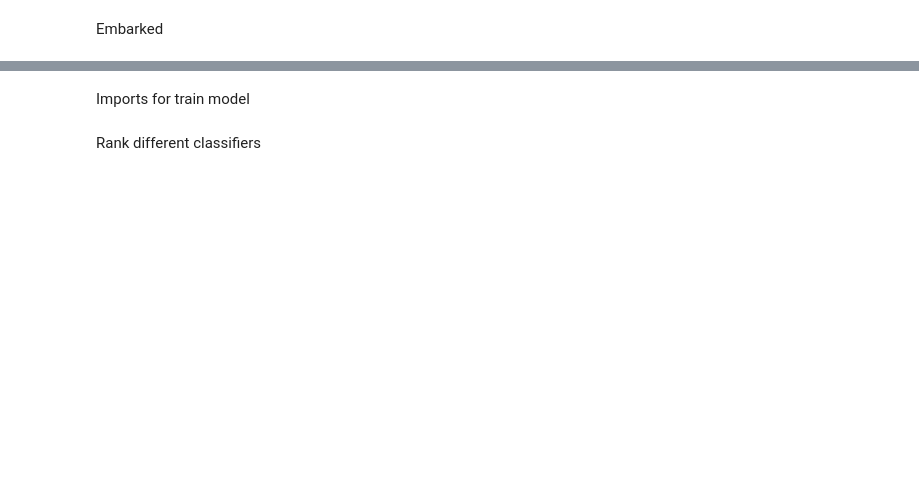
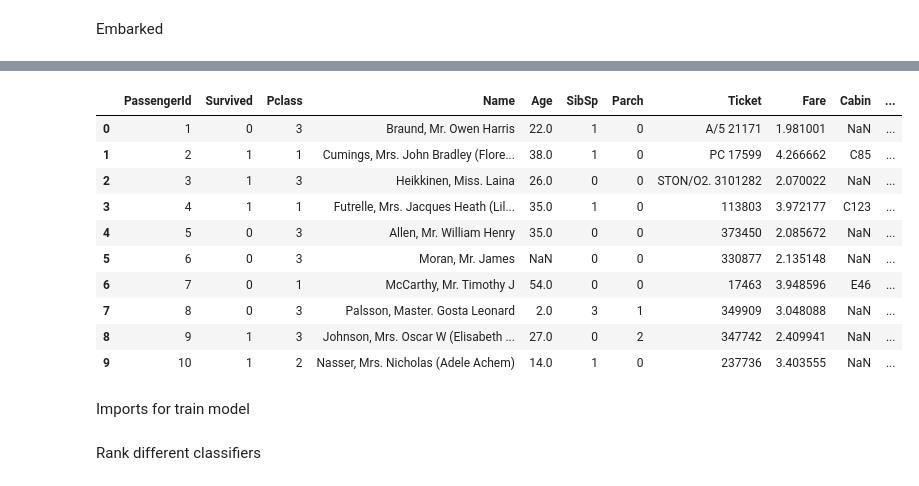
Before and after one commit to Szymqn/KaggleCompetitions, a Jupyter notebook: Titanic - Machine Learning from Disaster/exaple_model.ipynb, the cells around one changed output, grey strips where cells are left out. Drawn from its saved outputs; the diff is of its cells as text; code cells hidden in the pictures; blank space fills up the shorter version.

Commit message:
Moved preprocessing after vizualization data

```diff
--- a/Titanic - Machine Learning from Disaster/exaple_model.ipynb
+++ b/Titanic - Machine Learning from Disaster/exaple_model.ipynb
@@ -169,3 +172,36 @@ g = g.set_ylabels("Count")
+# %%
+from sklearn.preprocessing import OneHotEncoder
+
+# Convert categorical data (Sex and Embarked) one-hot-encoding
+object_cols = ['Sex', 'Embarked']
+new_cols_name = ['female', 'male', 'C', 'Q', 'S']
+
+OH_encoder = OneHotEncoder(handle_unknown='ignore', sparse_output=False)
+OH_cols_train = pd.DataFrame(OH_encoder.fit_transform(train_data[object_cols]))
+OH_cols_valid = pd.DataFrame(OH_encoder.transform(test_data[object_cols]))
+
+OH_cols_train.columns = new_cols_name
+OH_cols_valid.columns = new_cols_name
+
+num_X_train = train_data.drop(object_cols, axis=1)
+num_X_valid = test_data.drop(object_cols, axis=1)
+
+train_data = pd.concat([num_X_train, OH_cols_train], axis=1)
+test_data = pd.concat([num_X_valid, OH_cols_valid], axis=1)
+# %%
+train_data.head(10)
+# %% [output]
+|  | PassengerId | Survived | Pclass | Name | Age | SibSp | Parch | Ticket | Fare | Cabin | ... |
+| 0 | 1 | 0 | 3 | Braund, Mr. Owen Harris | 22.0 | 1 | 0 | A/5 21171 | 1.981001 | NaN | ... |
+| 1 | 2 | 1 | 1 | Cumings, Mrs. John Bradley (Flore... | 38.0 | 1 | 0 | PC 17599 | 4.266662 | C85 | ... |
+| 2 | 3 | 1 | 3 | Heikkinen, Miss. Laina | 26.0 | 0 | 0 | STON/O2. 3101282 | 2.070022 | NaN | ... |
+| 3 | 4 | 1 | 1 | Futrelle, Mrs. Jacques Heath (Lil... | 35.0 | 1 | 0 | 113803 | 3.972177 | C123 | ... |
+| 4 | 5 | 0 | 3 | Allen, Mr. William Henry | 35.0 | 0 | 0 | 373450 | 2.085672 | NaN | ... |
+| 5 | 6 | 0 | 3 | Moran, Mr. James | NaN | 0 | 0 | 330877 | 2.135148 | NaN | ... |
+| 6 | 7 | 0 | 1 | McCarthy, Mr. Timothy J | 54.0 | 0 | 0 | 17463 | 3.948596 | E46 | ... |
+| 7 | 8 | 0 | 3 | Palsson, Master. Gosta Leonard | 2.0 | 3 | 1 | 349909 | 3.048088 | NaN | ... |
+| 8 | 9 | 1 | 3 | Johnson, Mrs. Oscar W (Elisabeth ... | 27.0 | 0 | 2 | 347742 | 2.409941 | NaN | ... |
+| 9 | 10 | 1 | 2 | Nasser, Mrs. Nicholas (Adele Achem) | 14.0 | 1 | 0 | 237736 | 3.403555 | NaN | ... |
 # %% [markdown]
 Imports for train model
 # %%
```
Also changed, not shown: parts of 22 cells of this notebook.
